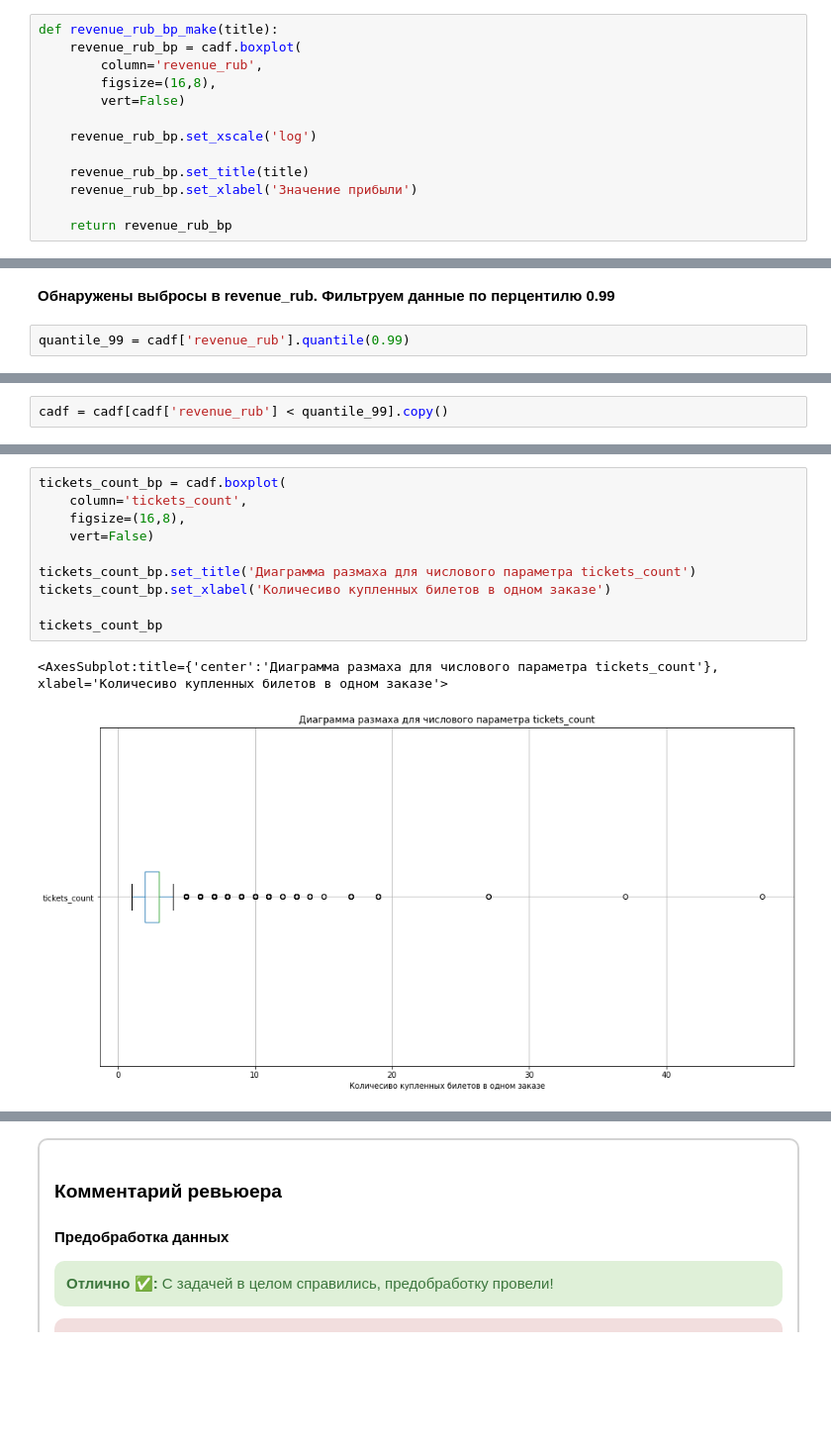
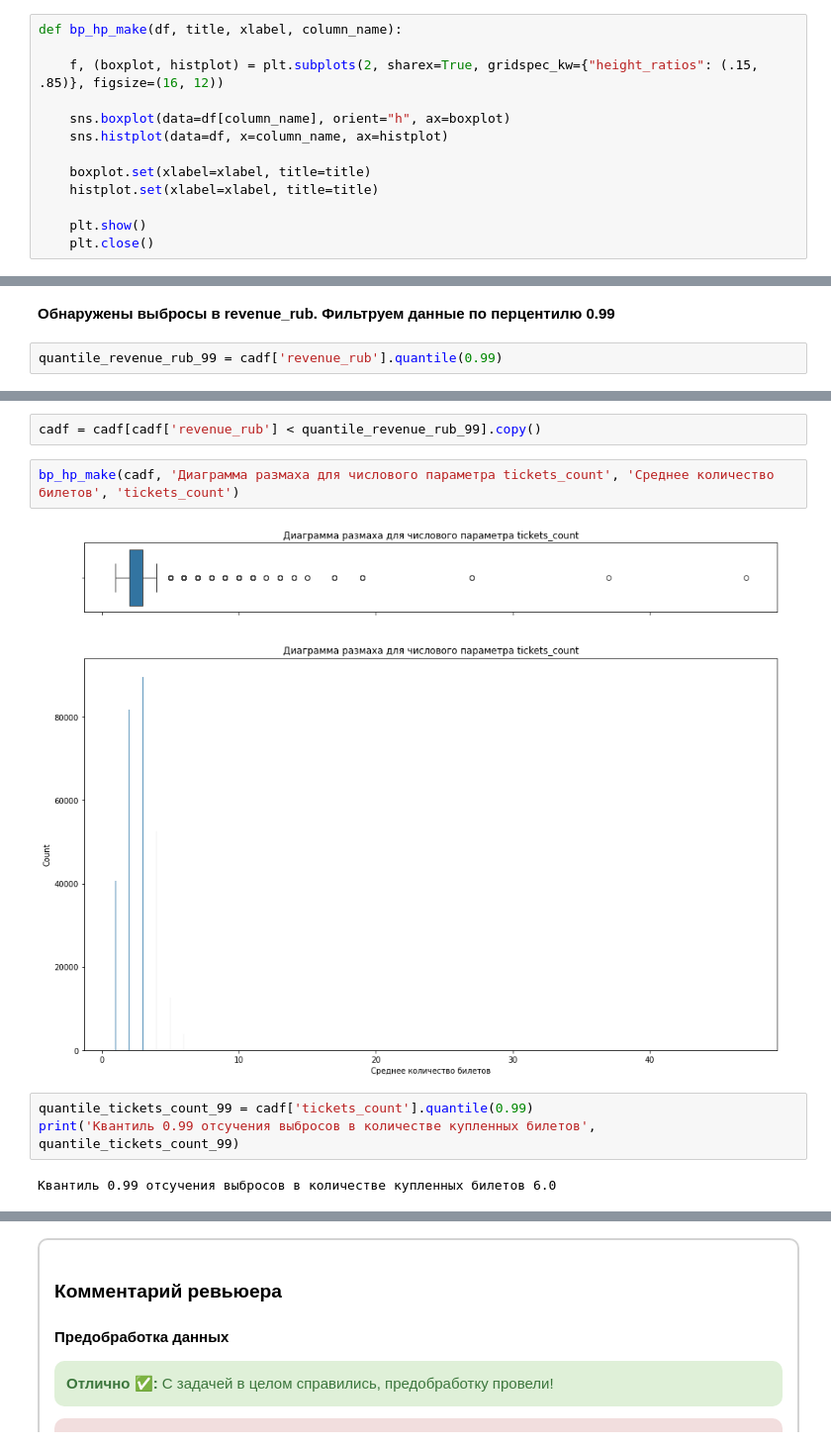
Before and after one commit to adons2004/afisha, a Jupyter notebook: afisha.ipynb, the cells around one changed output, grey strips where cells are left out. Shown at 99% size. Drawn from its saved outputs; the diff is of its cells as text; blank space fills up the shorter version.

```diff
--- a/afisha.ipynb
+++ b/afisha.ipynb
@@ -690,14 +805,14 @@ cadf.describe().drop(columns=['revenue', 'order_id', 'event_id'])
 # %%
-def revenue_rub_bp_make(title):
-    revenue_rub_bp = cadf.boxplot(
-        column='revenue_rub',
-        figsize=(16,8),
-        vert=False)
+def bp_hp_make(df, title, xlabel, column_name):
 
-    revenue_rub_bp.set_xscale('log')
+    f, (boxplot, histplot) = plt.subplots(2, sharex=True, gridspec_kw={"height_ratios": (.15, .85)}, figsize=(16, 12))
 
-    revenue_rub_bp.set_title(title)
-    revenue_rub_bp.set_xlabel('Значение прибыли')
+    sns.boxplot(data=df[column_name], orient="h", ax=boxplot)
+    sns.histplot(data=df, x=column_name, ax=histplot)
 
-    return revenue_rub_bp
+    boxplot.set(xlabel=xlabel, title=title)
+    histplot.set(xlabel=xlabel, title=title)
+
+    plt.show()
+    plt.close()
 # %%
@@ -708,5 +822,5 @@ revenue_rub_bp_make('Диаграмма размаха для числового
 # %% [markdown]
 <b>Обнаружены выбросы в revenue_rub. Фильтруем данные по перцентилю 0.99</b>
 # %%
-quantile_99 = cadf['revenue_rub'].quantile(0.99)
+quantile_revenue_rub_99 = cadf['revenue_rub'].quantile(0.99)
 # %%
@@ -718,3 +832 @@ f'Количество строк с вревышением 99 перценти
-# %%
-cadf = cadf[cadf['revenue_rub'] < quantile_99].copy()
 # %%
@@ -725,13 +836,11 @@ revenue_rub_bp_make('Диаграмма размаха для числового
+# %%
+cadf = cadf[cadf['revenue_rub'] < quantile_revenue_rub_99].copy()
 # %%
-tickets_count_bp = cadf.boxplot(
-    column='tickets_count',
-    figsize=(16,8),
-    vert=False)
-
-tickets_count_bp.set_title('Диаграмма размаха для числового параметра tickets_count')
-tickets_count_bp.set_xlabel('Количесиво купленных билетов в одном заказе')
-
-tickets_count_bp
+bp_hp_make(cadf, 'Диаграмма размаха для числового параметра tickets_count', 'Среднее количество билетов', 'tickets_count')
 # %% [output]
-<AxesSubplot:title={'center':'Диаграмма размаха для числового параметра tickets_count'}, xlabel='Количесиво купленных билетов в одном заказе'>
-[figure, old version]
+[figure, new version]
+# %%
+quantile_tickets_count_99 = cadf['tickets_count'].quantile(0.99)
+print('Квантиль 0.99 отсучения выбросов в количестве купленных билетов', quantile_tickets_count_99)
+# %% [output]
+Квантиль 0.99 отсучения выбросов в количестве купленных билетов 6.0
```
Also changed, not shown: parts of 169 cells of this notebook.
